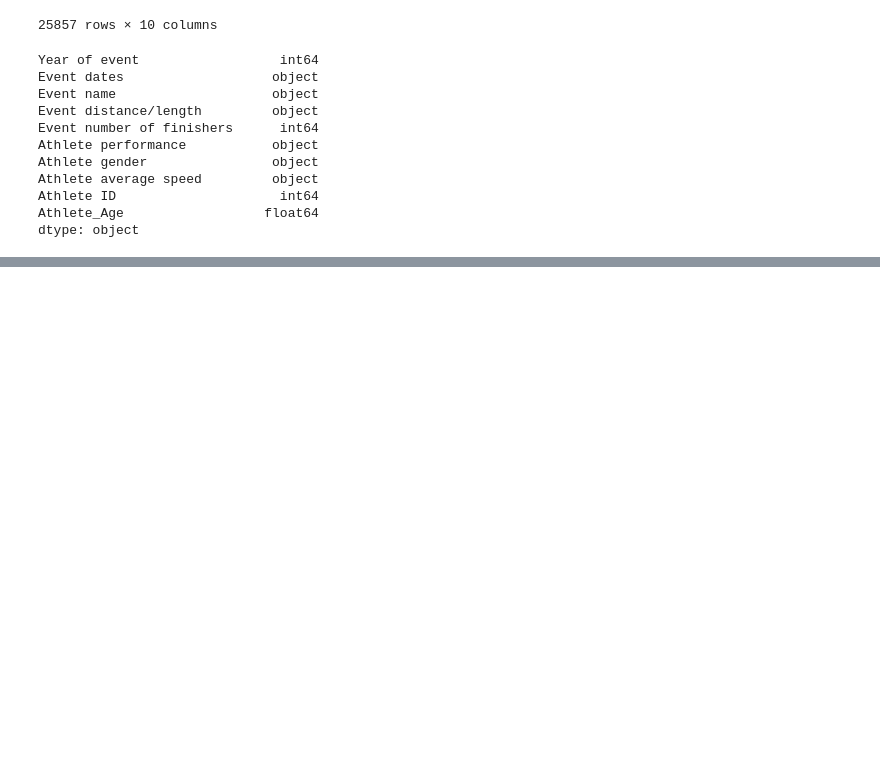
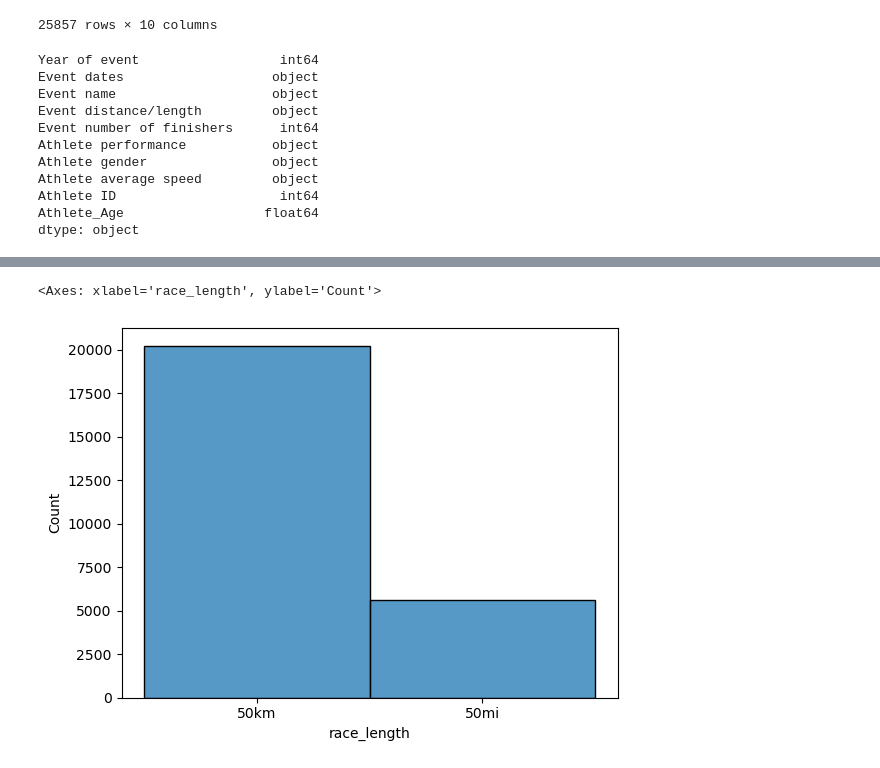
Before and after one commit to adisring/Ultra-Marathon-Analysis, a Jupyter notebook: UltraMarathon.ipynb, the cells around one changed output, grey strips where cells are left out. Cells and saved outputs as stored; diff of their text form; code cells hidden in the pictures; blank space fills up the shorter version.

```diff
--- a/UltraMarathon.ipynb
+++ b/UltraMarathon.ipynb
@@ -378,0 +381,2 @@ dtype: object
+# %%
+df2['Athlete average speed'] = df2['Athlete average speed'].astype(float)
@@ -378,0 +419,12 @@ dtype: object
+# %%
+df2 = df2.rename(columns = {'Year of event': 'year',
+                            'Event dates': 'race_day',
+                            'Event name': 'race_name',
+                            'Event distance/length':'race_length',
+                            'Event number of finishers':'race_number_of_finishers',
+                            'Athlete performance':'athlete_performance',
+                            'Athlete gender':'athlete_gender',
+                            'Athlete average speed':'athlete_average_speed',
+                            'Athlete ID':'athlete_id'
+                           }
+                )
@@ -378,0 +442,6 @@ dtype: object
+# %%
+df2 = df2.rename(columns = {'Athlete_Age': 'athlete_age'
+                           }
+                )
+# %%
+df3 = df2[['race_day','race_name', 'race_length','race_number_of_finishers','athlete_id','athlete_gender','athlete_age','athlete_performance','athlete_average_speed']]
@@ -378,0 +461,5 @@ dtype: object
+# %%
+sns.histplot(df3['race_length'])
+# %% [output]
+<Axes: xlabel='race_length', ylabel='Count'>
+[figure, added]
```
Also changed, not shown: parts of 35 cells of this notebook.
